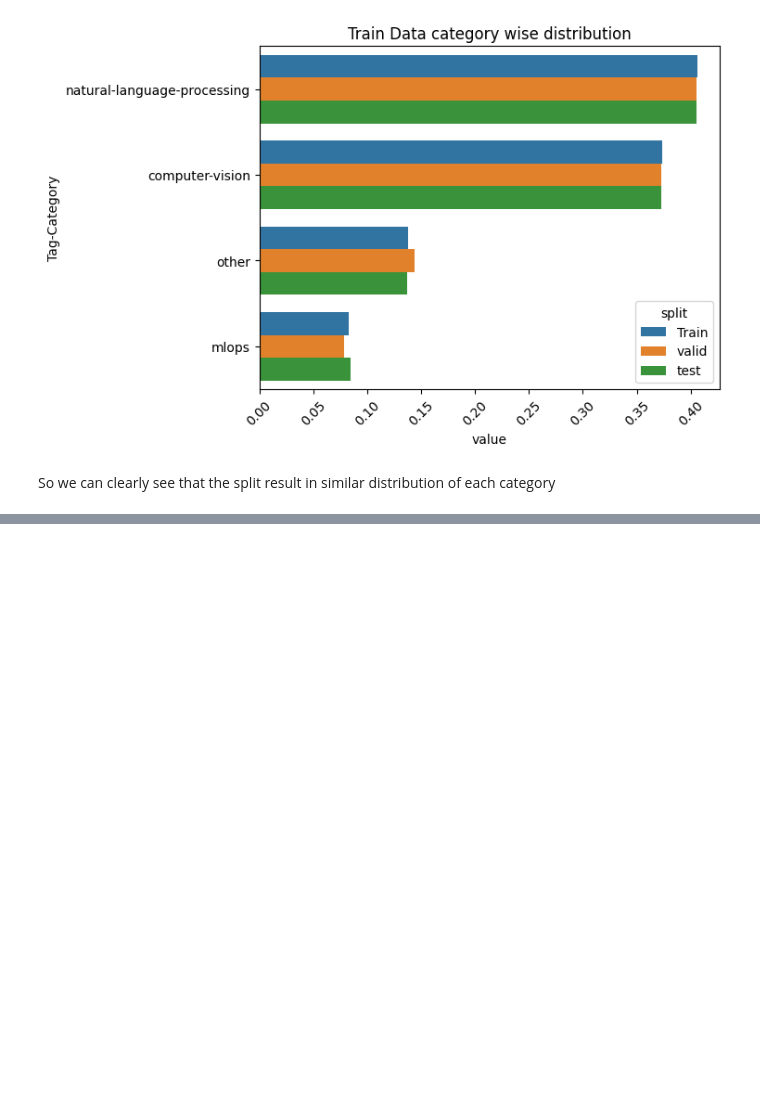
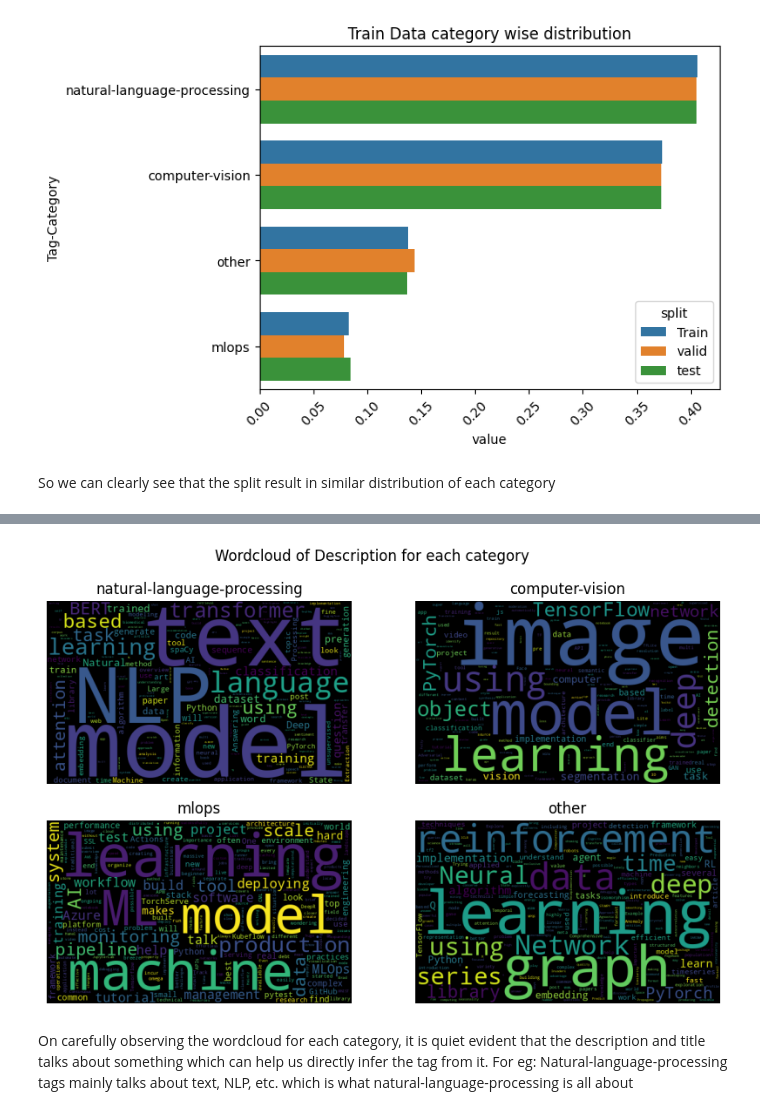
Before and after one commit to AniTho/Made-With-ML, a Jupyter notebook: notebook/1_data_processing.ipynb, the cells around one changed output, grey strips where cells are left out. Cells and saved outputs as stored; diff of their text form; code cells hidden in the pictures; blank space fills up the shorter version.

```diff
--- a/notebook/1_data_processing.ipynb
+++ b/notebook/1_data_processing.ipynb
@@ -125,0 +158,18 @@ So we can clearly see that the split result in similar distribution of each cate
+# %%
+fig, axes = plt.subplots(nrows = 2, ncols=2, figsize = (10,6))
+plot_idx = 0
+for tag in train_data['tag'].unique():
+    subset = train_data[train_data['tag']==tag]
+    text = subset['description'].values
+    cloud = WordCloud(stopwords=STOPWORDS, collocations=False, width=500, height=300).generate(" ".join(text))
+    row_num, col_num = plot_idx//2, plot_idx%2
+    axes[row_num, col_num].imshow(cloud)
+    axes[row_num, col_num].axis("off")
+    axes[row_num, col_num].set_title(tag)
+    plot_idx+=1
+
+plt.suptitle('Wordcloud of Description for each category');
+# %% [output]
+[figure, added]
+# %% [markdown]
+On carefully observing the wordcloud for each category, it is quiet evident that the description and title talks about something which can help us directly infer the tag from it. For eg: Natural-language-processing tags mainly talks about text, NLP, etc. which is what natural-language-processing is all about
```
Also changed, not shown: parts of 5 cells of this notebook.
